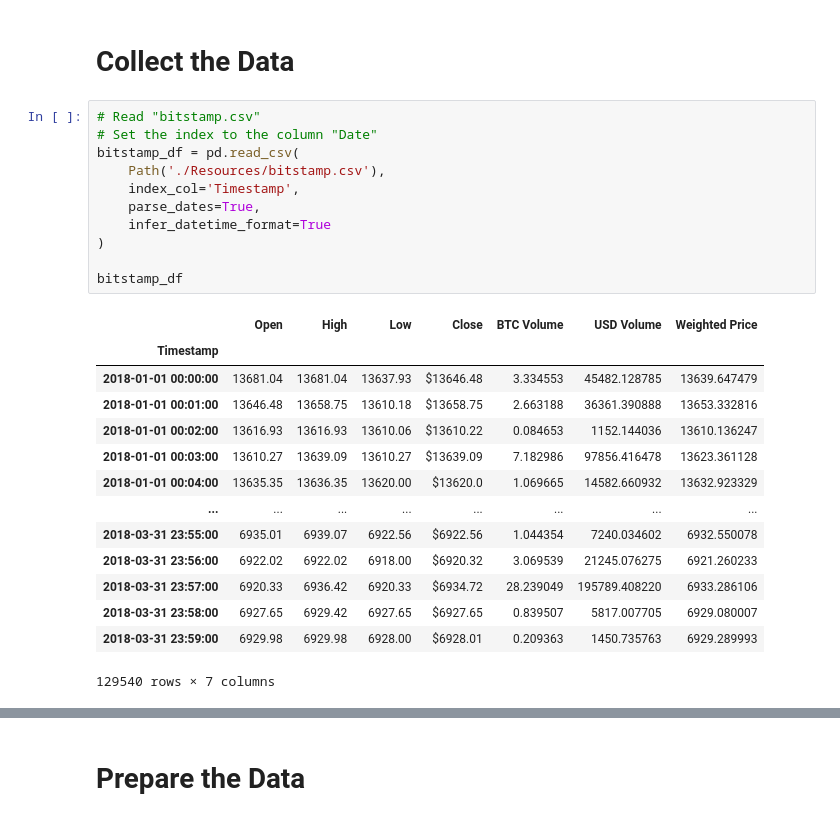
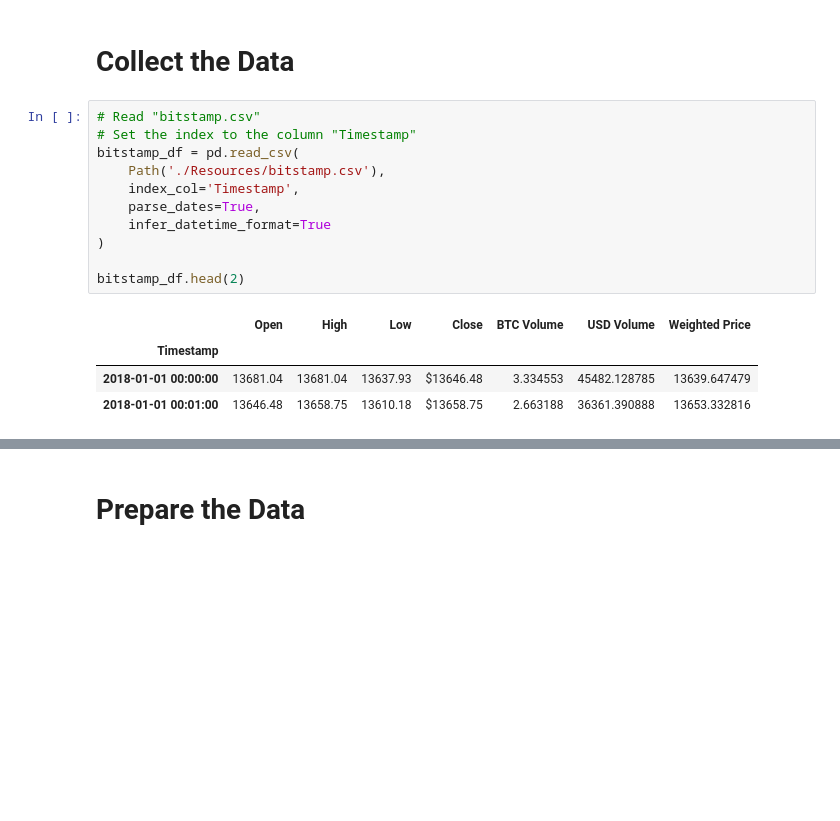
Before and after one commit to PlainOlFred/crypto_arbitrage_ops, a Jupyter notebook: crypto_arbitrage.ipynb, the cells around one changed output, grey strips where cells are left out. Cells and saved outputs as stored; diff of their text form; blank space fills up the shorter version.

```diff
--- a/crypto_arbitrage.ipynb
+++ b/crypto_arbitrage.ipynb
@@ -20,29 +20,19 @@ from pathlib import Path
 # Collect the Data
 # %%
 # Read "bitstamp.csv"
-# Set the index to the column "Date"
+# Set the index to the column "Timestamp"
 bitstamp_df = pd.read_csv(
     Path('./Resources/bitstamp.csv'),
     index_col='Timestamp',
     parse_dates=True,
     infer_datetime_format=True
 )
 
-bitstamp_df
+bitstamp_df.head(2)
 # %% [output]
 |  | Open | High | Low | Close | BTC Volume | USD Volume | Weighted Price |
 | Timestamp |  |  |  |  |  |  |  |
 | 2018-01-01 00:00:00 | 13681.04 | 13681.04 | 13637.93 | $13646.48 | 3.334553 | 45482.128785 | 13639.647479 |
 | 2018-01-01 00:01:00 | 13646.48 | 13658.75 | 13610.18 | $13658.75 | 2.663188 | 36361.390888 | 13653.332816 |
-| 2018-01-01 00:02:00 | 13616.93 | 13616.93 | 13610.06 | $13610.22 | 0.084653 | 1152.144036 | 13610.136247 |
-| 2018-01-01 00:03:00 | 13610.27 | 13639.09 | 13610.27 | $13639.09 | 7.182986 | 97856.416478 | 13623.361128 |
-| 2018-01-01 00:04:00 | 13635.35 | 13636.35 | 13620.00 | $13620.0 | 1.069665 | 14582.660932 | 13632.923329 |
-| ... | ... | ... | ... | ... | ... | ... | ... |
-| 2018-03-31 23:55:00 | 6935.01 | 6939.07 | 6922.56 | $6922.56 | 1.044354 | 7240.034602 | 6932.550078 |
-| 2018-03-31 23:56:00 | 6922.02 | 6922.02 | 6918.00 | $6920.32 | 3.069539 | 21245.076275 | 6921.260233 |
-| 2018-03-31 23:57:00 | 6920.33 | 6936.42 | 6920.33 | $6934.72 | 28.239049 | 195789.408220 | 6933.286106 |
-| 2018-03-31 23:58:00 | 6927.65 | 6929.42 | 6927.65 | $6927.65 | 0.839507 | 5817.007705 | 6929.080007 |
-| 2018-03-31 23:59:00 | 6929.98 | 6929.98 | 6928.00 | $6928.01 | 0.209363 | 1450.735763 | 6929.289993 |
-129540 rows × 7 columns
 # %%
 # Read "coinbase.csv"
```
Also changed, not shown: parts of 51 cells of this notebook.
